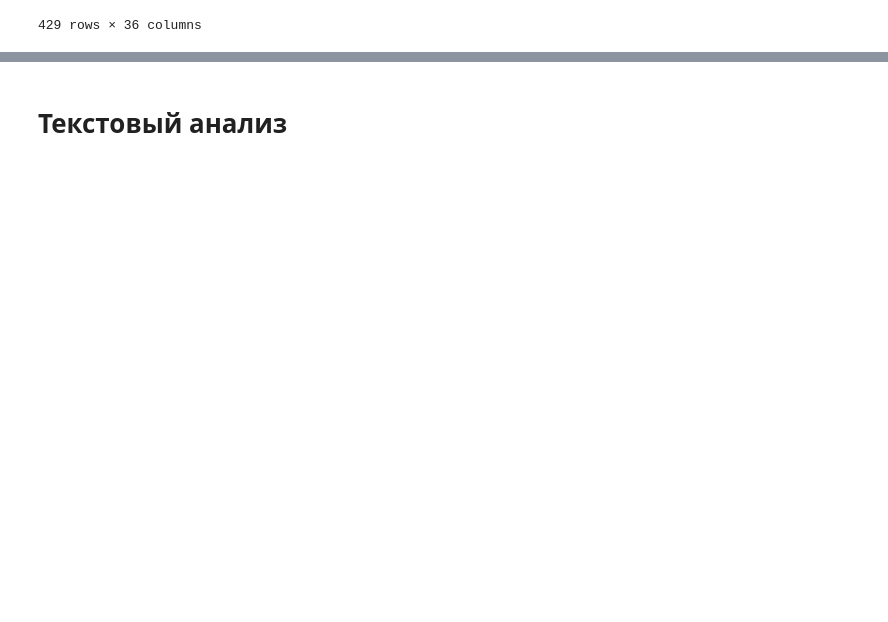
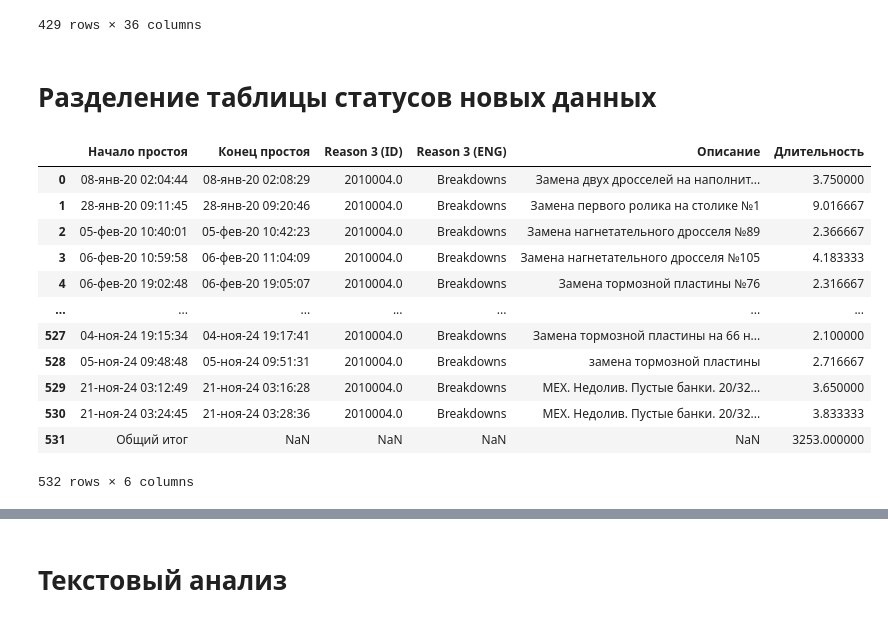
Before and after one commit to MBFROBO/hack_baltica, a Jupyter notebook: data_scanning.ipynb, the cells around one changed output, grey strips where cells are left out. Drawn from its saved outputs; the diff is of its cells as text; code cells hidden in the pictures; blank space fills up the shorter version.

```diff
--- a/data_scanning.ipynb
+++ b/data_scanning.ipynb
@@ -62,3 +62,22 @@ _merged
 429 rows × 36 columns
 # %%
 _merged.to_excel('content/merged.xlsx')
+# %% [markdown]
+# Разделение таблицы статусов новых данных
+# %%
+data = pd.read_excel('content/Поломки_Блок Розлива_2020-2024v2.xlsx')
+data
+# %% [output]
+|  | Начало простоя | Конец простоя | Reason 3 (ID) | Reason 3 (ENG) | Описание | Длительность |
+| 0 | 08-янв-20 02:04:44 | 08-янв-20 02:08:29 | 2010004.0 | Breakdowns | Замена двух дросселей на наполнит... | 3.750000 |
+| 1 | 28-янв-20 09:11:45 | 28-янв-20 09:20:46 | 2010004.0 | Breakdowns | Замена первого ролика на столике №1 | 9.016667 |
+| 2 | 05-фев-20 10:40:01 | 05-фев-20 10:42:23 | 2010004.0 | Breakdowns | Замена нагнетательного дросселя №89 | 2.366667 |
+| 3 | 06-фев-20 10:59:58 | 06-фев-20 11:04:09 | 2010004.0 | Breakdowns | Замена нагнетательного дросселя №105 | 4.183333 |
+| 4 | 06-фев-20 19:02:48 | 06-фев-20 19:05:07 | 2010004.0 | Breakdowns | Замена тормозной пластины №76 | 2.316667 |
+| ... | ... | ... | ... | ... | ... | ... |
+| 527 | 04-ноя-24 19:15:34 | 04-ноя-24 19:17:41 | 2010004.0 | Breakdowns | Замена тормозной пластины на 66 н... | 2.100000 |
+| 528 | 05-ноя-24 09:48:48 | 05-ноя-24 09:51:31 | 2010004.0 | Breakdowns | замена тормозной пластины | 2.716667 |
+| 529 | 21-ноя-24 03:12:49 | 21-ноя-24 03:16:28 | 2010004.0 | Breakdowns | МЕХ. Недолив. Пустые банки. 20/32... | 3.650000 |
+| 530 | 21-ноя-24 03:24:45 | 21-ноя-24 03:28:36 | 2010004.0 | Breakdowns | МЕХ. Недолив. Пустые банки. 20/32... | 3.833333 |
+| 531 | Общий итог | NaN | NaN | NaN | NaN | 3253.000000 |
+532 rows × 6 columns
```
Also changed, not shown: parts of 13 cells of this notebook, 3 other files.
